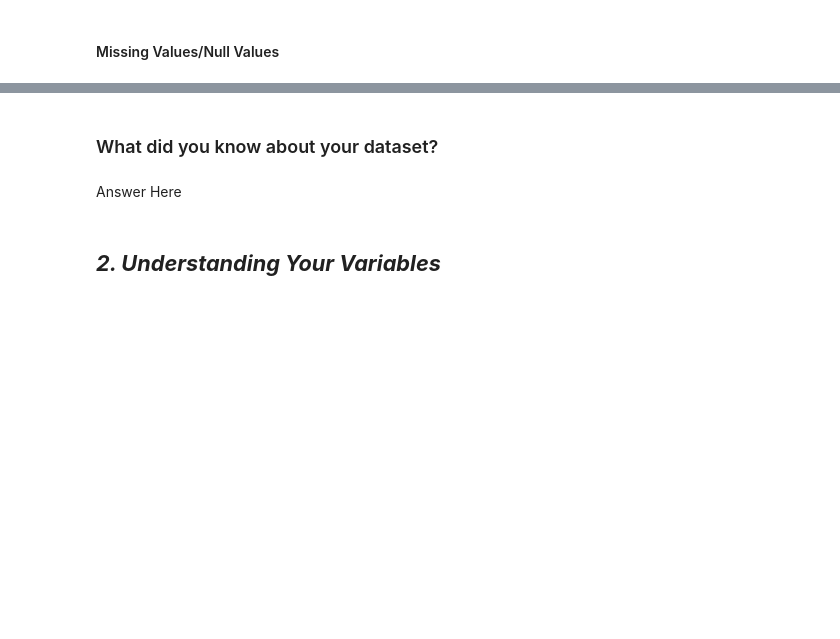
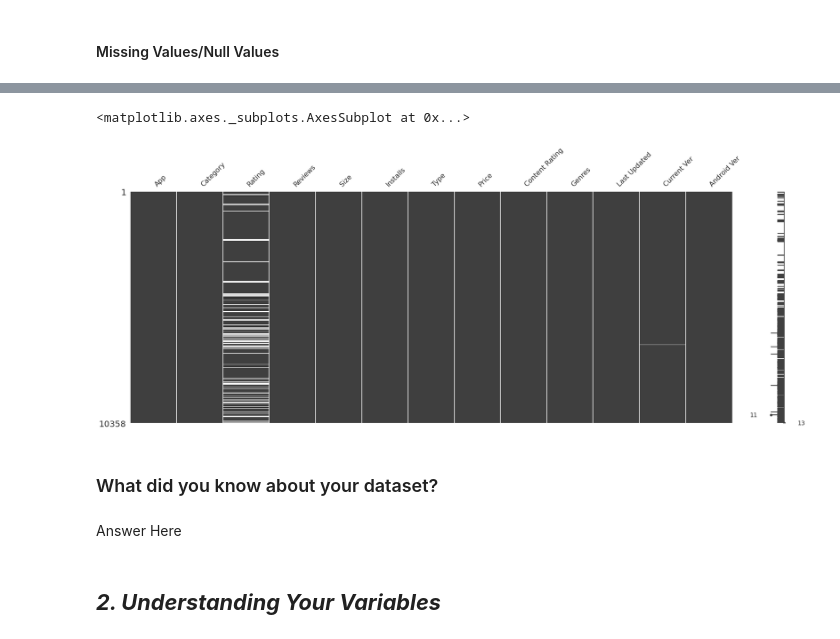
Before and after one commit to pra-sh-ant/Play-Store-Data-EDA, a Jupyter notebook: EDA_Play_Store.ipynb, the cells around one changed output, grey strips where cells are left out. Cells and saved outputs as stored; diff of their text form; code cells hidden in the pictures; blank space fills up the shorter version.

```diff
--- a/EDA_Play_Store.ipynb
+++ b/EDA_Play_Store.ipynb
@@ -81,5 +85,9 @@ pd.pandas.set_option('display.max_columns', None)
 # for removing Future Warnings in seaborn plots
 import warnings
 warnings.simplefilter(action="ignore",category=FutureWarning)
+# %%
+plt.rcParams["figure.figsize"] = (18, 5)
+plt.style.use('seaborn-ticks')
+sns.set_style("whitegrid")
 # %% [markdown]
 ### Dataset Loading
@@ -88,3 +94,7 @@ warnings.simplefilter(action="ignore",category=FutureWarning)
+# %%
+# Load Dataset
+db1 = pd.read_csv("/content/drive/MyDrive/AlmaBetter/Modules/Topic/Data Files/dat/Copy of Play Store Data.csv")
+db2 = pd.read_csv("/content/drive/MyDrive/AlmaBetter/Modules/Topic/Data Files/dat/Copy of User Reviews.csv")
 # %% [markdown]
 ### Dataset First View
 # %%
@@ -103,0 +190,2 @@ warnings.simplefilter(action="ignore",category=FutureWarning)
+# %%
+db1.drop_duplicates(inplace = True)
@@ -108,5 +235,9 @@ warnings.simplefilter(action="ignore",category=FutureWarning)
 # %%
 # Visualizing the missing values
+msno.matrix(db1)
+# %% [output]
+<matplotlib.axes._subplots.AxesSubplot at 0x...>
+[figure, added]
 # %% [markdown]
 ### What did you know about your dataset?
 # %% [markdown]
```
Also changed, not shown: parts of 58 cells of this notebook.
